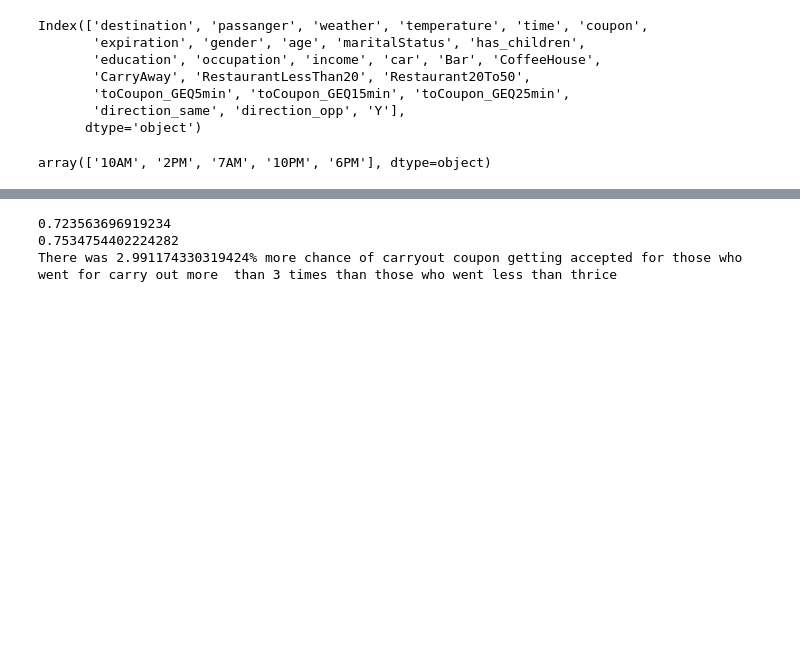
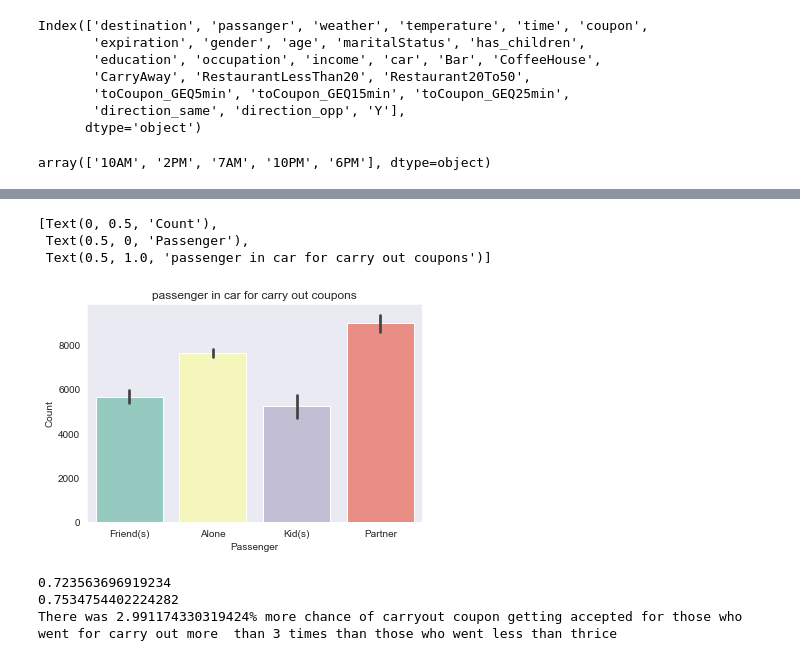
Before and after one commit to granginderpreet/coupon_project_5.1, a Jupyter notebook: assignment_5_1_starter/prompt.ipynb, the cells around one changed output, grey strips where cells are left out. Cells and saved outputs as stored; diff of their text form; code cells hidden in the pictures; blank space fills up the shorter version.

```diff
--- a/assignment_5_1_starter/prompt.ipynb
+++ b/assignment_5_1_starter/prompt.ipynb
@@ -328,3 +369,7 @@ Index(['destination', 'passanger', 'weather', 'temperature', 'time', 'coupon',
 carryoutdf["time"].unique()
 # %% [output]
 array(['10AM', '2PM', '7AM', '10PM', '6PM'], dtype=object)
+# %%
+newdf1=pd.DataFrame(carryoutdf["passanger"])
+newdf1.iloc[:,0]
+newdf1
@@ -331,3 +390,13 @@ array(['10AM', '2PM', '7AM', '10PM', '6PM'], dtype=object)
+# %%
+
+ax=sns.barplot(data=newdf1,y=carryoutdf.index,x=newdf1.iloc[:,0])
+sns.set_style("dark")
+ax.set(ylabel='Count', xlabel='Passenger', title="passenger in car for carry out coupons")
+# %% [output]
+[Text(0, 0.5, 'Count'),
+ Text(0.5, 0, 'Passenger'),
+ Text(0.5, 1.0, 'passenger in car for carry out coupons')]
+[figure, added]
 # %%
 
 list=["never", 'less1', '1~3']
```
Also changed, not shown: parts of 10 cells of this notebook, 1 other file.
